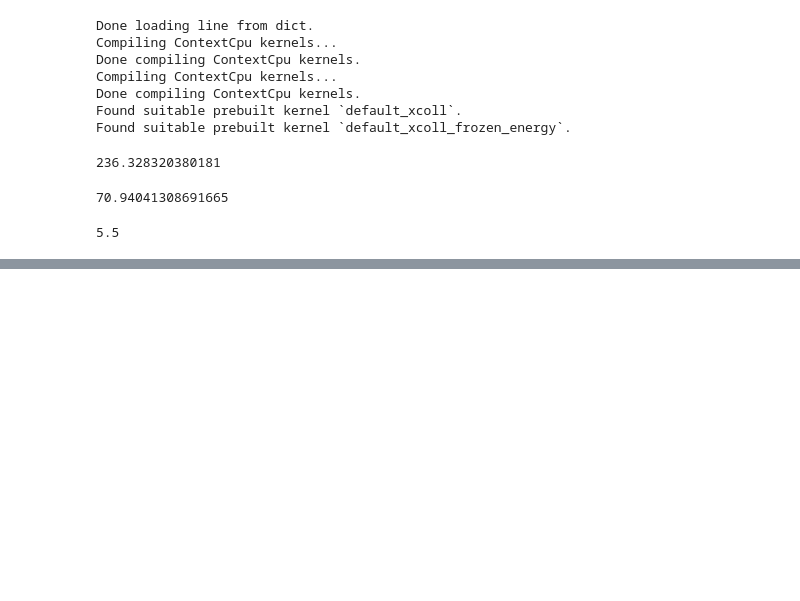
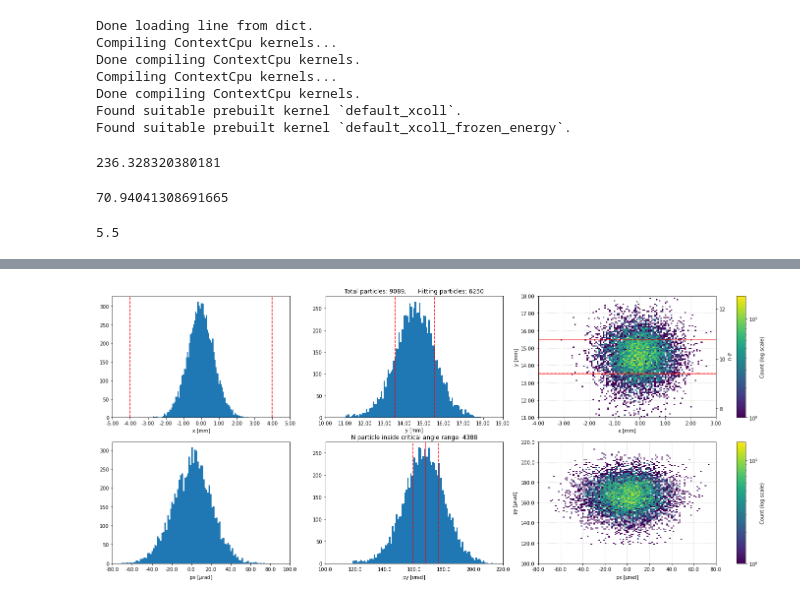
Before and after one commit to chiaramaccani/two_cryst_sim, a Jupyter notebook: Run3_ana.ipynb, the cells around one changed output, grey strips where cells are left out. Drawn from its saved outputs; the diff is of its cells as text; code cells hidden in the pictures; blank space fills up the shorter version.

```diff
--- a/Run3_ana.ipynb
+++ b/Run3_ana.ipynb
@@ -1252,0 +1286,4 @@ n_sig = TCCS_opt.n_sigma
+# %%
+TCCP_dc.compute_impact_particles(xpcrit = True)
+# %% [output]
+[figure, added]
```
Also changed, not shown: parts of 16 cells of this notebook, 45 other files.
